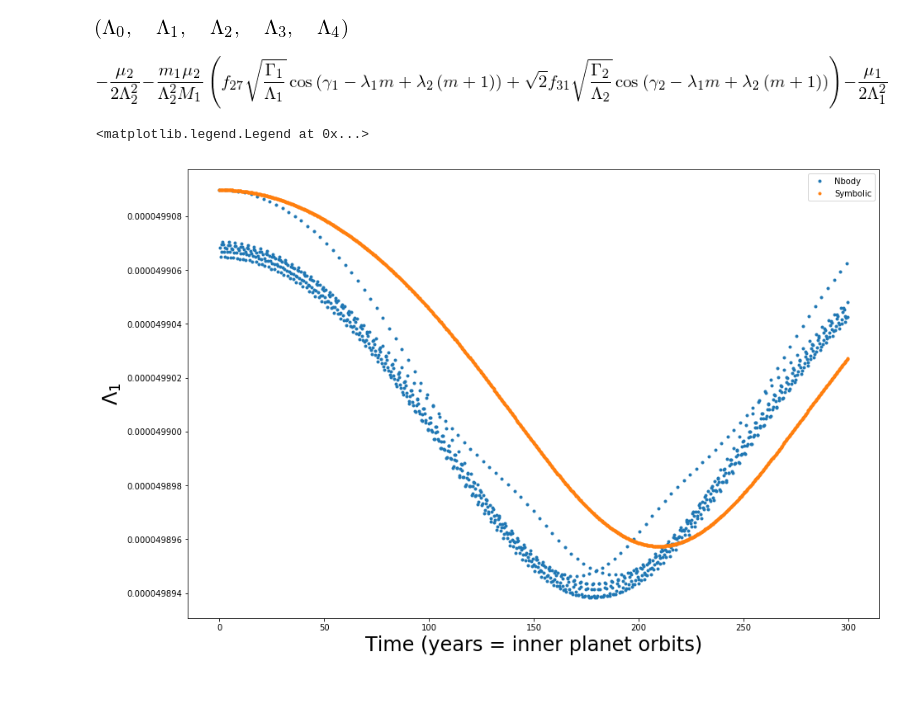
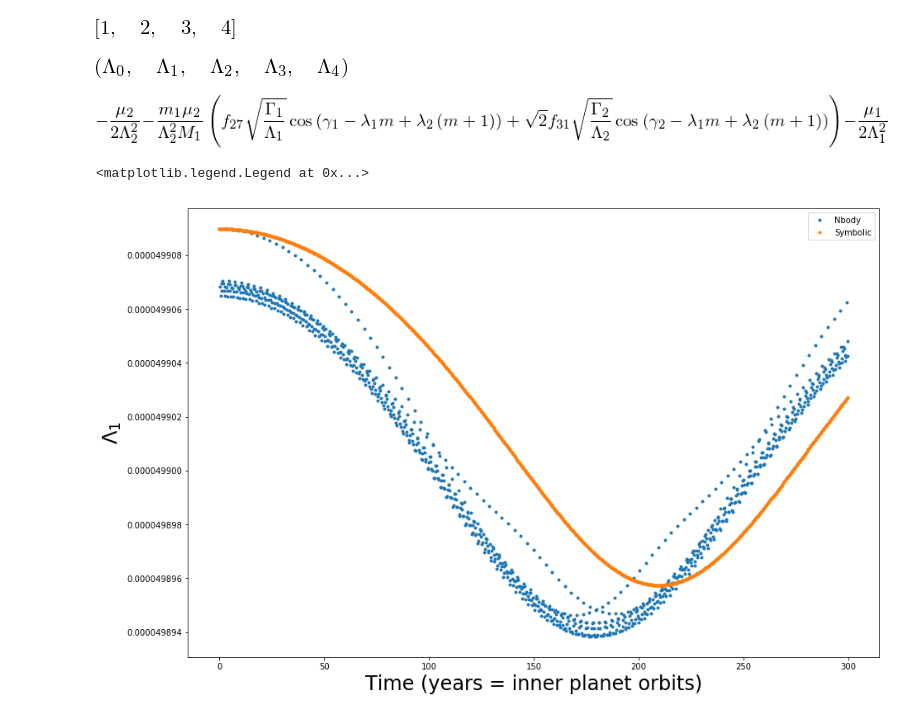
Before and after one commit to shadden/celmech, a Jupyter notebook: MMR.ipynb, the cells around one changed output. Saved outputs shown, nothing was run; the diff lists cells and outputs as text; code cells hidden in the pictures; blank space fills up the shorter version.

```diff
--- a/MMR.ipynb
+++ b/MMR.ipynb
@@ -1,3 +1,10 @@
+# %%
+a = (1,2,3)
+a = list(a)
+a.append(4)
+a
+# %% [output]
+[figure, added]
 # %%
 Lambdas = symbols('Lambda0:5')
 # %%
```
Also changed, not shown: 1 other file.
